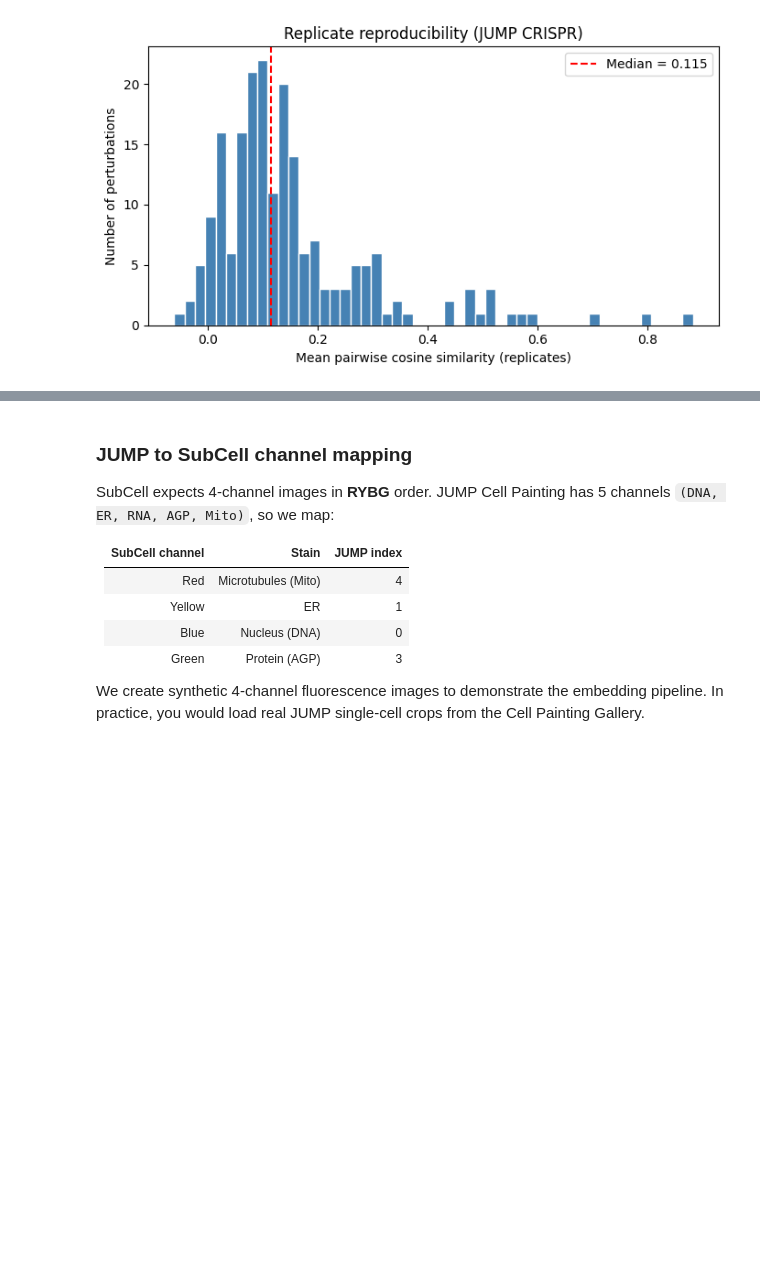
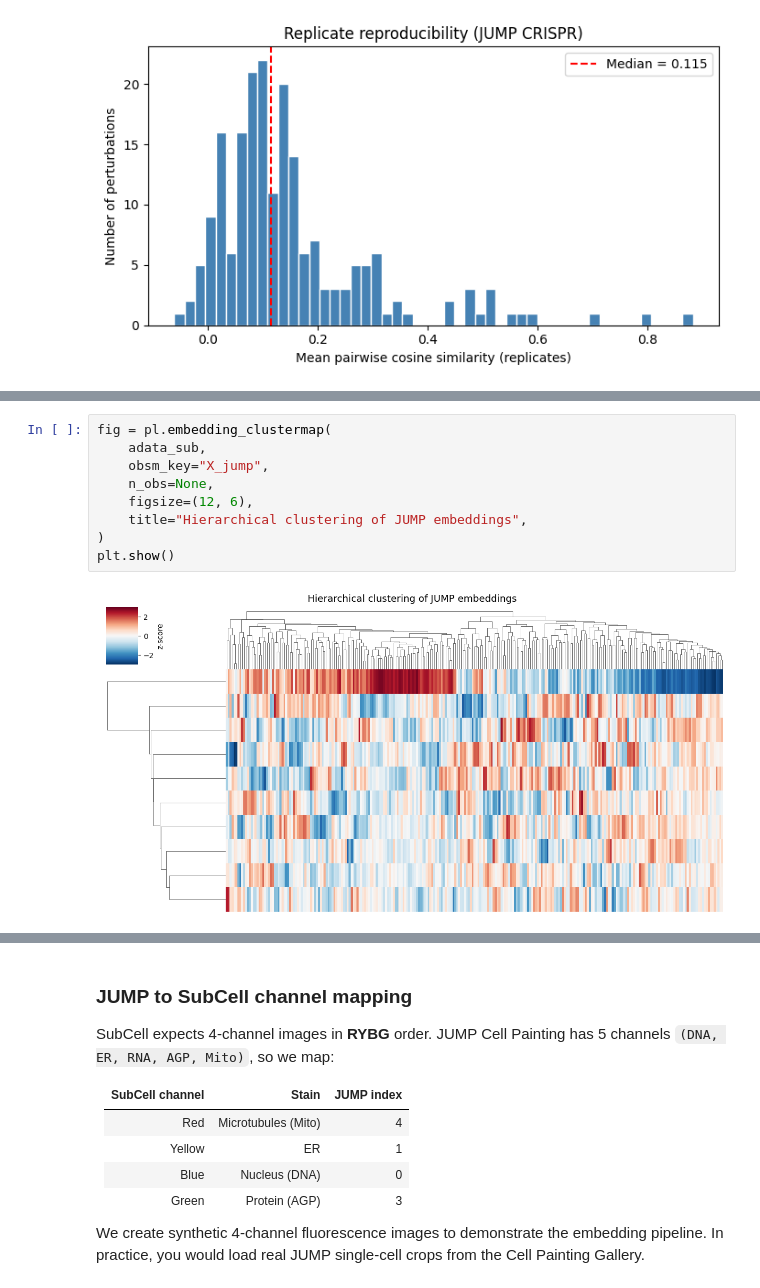
Before and after one commit to theislab/embpy, a Jupyter notebook: docs/notebooks/13_jump_cell_painting.ipynb, the cells around one changed output, grey strips where cells are left out. Cells and saved outputs as stored; diff of their text form; blank space fills up the shorter version.

Commit message:
morphology embeddings added

```diff
--- a/docs/notebooks/13_jump_cell_painting.ipynb
+++ b/docs/notebooks/13_jump_cell_painting.ipynb
@@ -373,0 +607,11 @@ plt.show()
+# %%
+fig = pl.embedding_clustermap(
+    adata_sub,
+    obsm_key="X_jump",
+    n_obs=None,
+    figsize=(12, 6),
+    title="Hierarchical clustering of JUMP embeddings",
+)
+plt.show()
+# %% [output]
+[figure, added]
```
Also changed, not shown: parts of 37 cells of this notebook, 7 other files.
